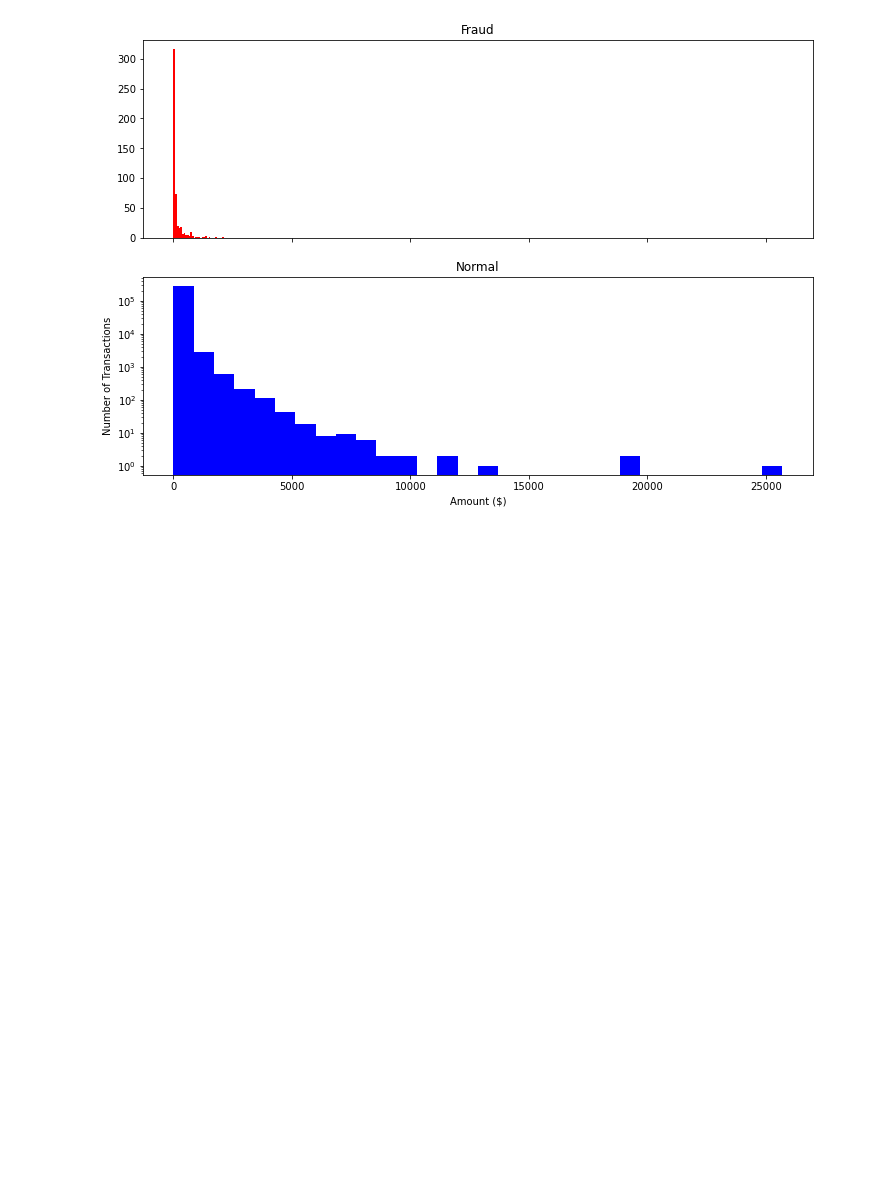
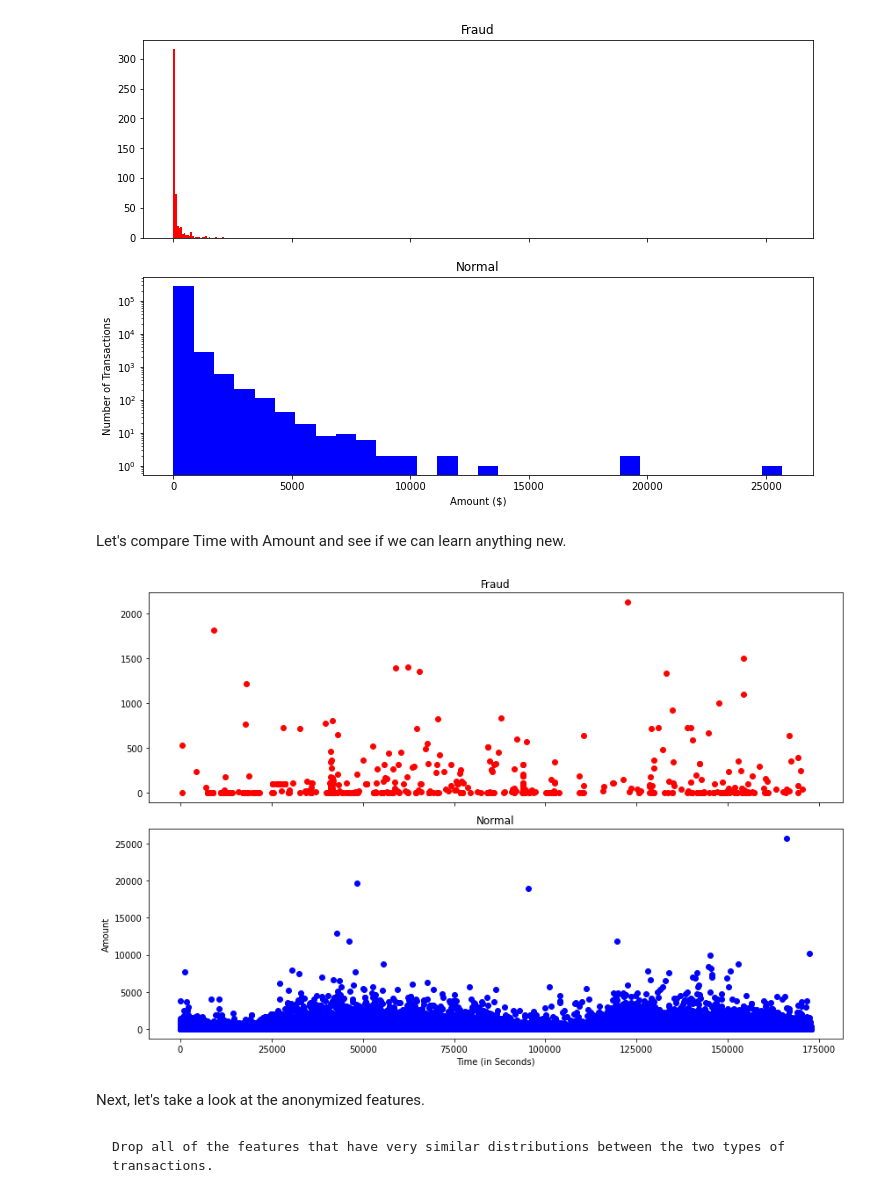
Before and after one commit to AmerAhmed/fraud_detection, a Jupyter notebook: fraud_detection.ipynb, the cells around one changed output. Drawn from its saved outputs; the diff is of its cells as text; code cells hidden in the pictures; blank space fills up the shorter version.

````diff
--- a/fraud_detection.ipynb
+++ b/fraud_detection.ipynb
@@ -225,3 +225,25 @@ plt.yscale('log')
 plt.show()
 # %% [output]
 [figure]
+# %%
+df['Amount_max_fraud'] = 1
+df.loc[df.Amount <= 2125.87, 'Amount_max_fraud'] = 0
+# %% [markdown]
+Let's compare Time with Amount and see if we can learn anything new.
+# %%
+f, (ax1, ax2) = plt.subplots(2, 1, sharex=True, figsize=(12,8))
+
+ax1.scatter(df.Time[df.Class == 1], df.Amount[df.Class == 1], color = 'red')
+ax1.set_title('Fraud')
+
+ax2.scatter(df.Time[df.Class == 0], df.Amount[df.Class == 0], color = 'blue')
+ax2.set_title('Normal')
+
+plt.xlabel('Time (in Seconds)')
+plt.ylabel('Amount')
+plt.tight_layout()
+plt.show()
+# %% [output]
+[figure, added]
+# %% [markdown]
+Next, let's take a look at the anonymized features.
@@ -227,0 +264,4 @@ plt.show()
+# %% [markdown]
+```
+Drop all of the features that have very similar distributions between the two types of transactions.
+```
````
Also changed, not shown: parts of 2 cells of this notebook.
